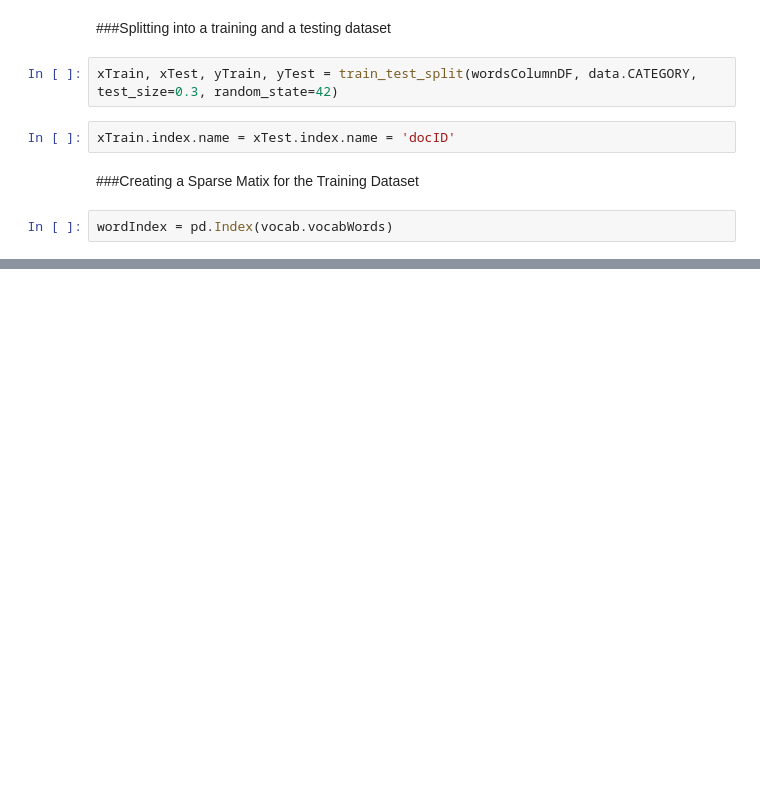
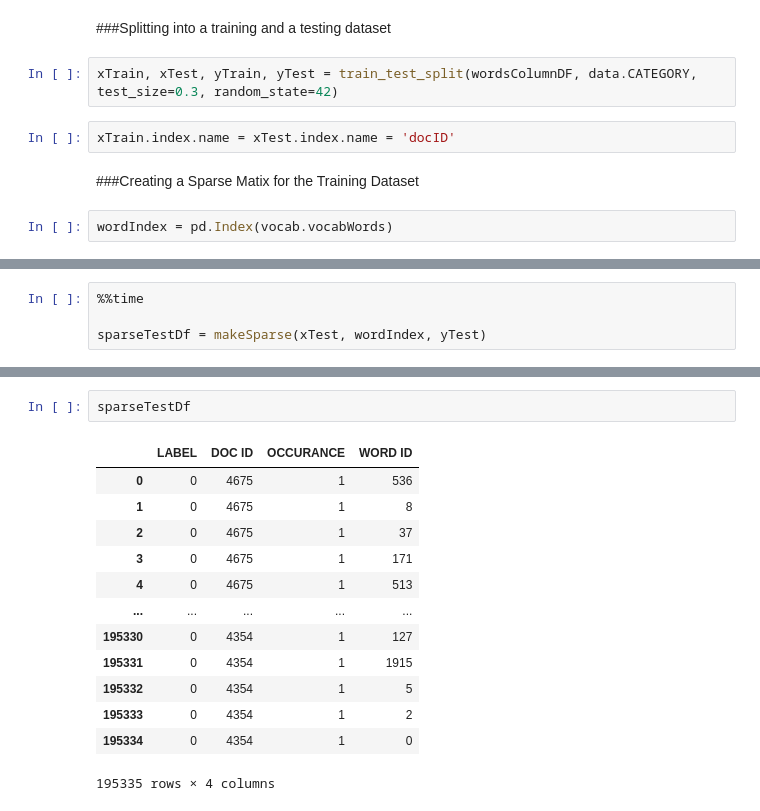
Before and after one commit to makhijakabir/machine-learning, a Jupyter notebook: bayesClassifierESF.ipynb, the cells around one changed output, grey strips where cells are left out. Cells and saved outputs as stored; diff of their text form; blank space fills up the shorter version.

```diff
--- a/bayesClassifierESF.ipynb
+++ b/bayesClassifierESF.ipynb
@@ -638,0 +712,4 @@ wordIndex = pd.Index(vocab.vocabWords)
+# %%
+%%time
+
+sparseTestDf = makeSparse(xTest, wordIndex, yTest)
@@ -638,0 +719,16 @@ wordIndex = pd.Index(vocab.vocabWords)
+# %%
+sparseTestDf
+# %% [output]
+|  | LABEL | DOC ID | OCCURANCE | WORD ID |
+| 0 | 0 | 4675 | 1 | 536 |
+| 1 | 0 | 4675 | 1 | 8 |
+| 2 | 0 | 4675 | 1 | 37 |
+| 3 | 0 | 4675 | 1 | 171 |
+| 4 | 0 | 4675 | 1 | 513 |
+| ... | ... | ... | ... | ... |
+| 195330 | 0 | 4354 | 1 | 127 |
+| 195331 | 0 | 4354 | 1 | 1915 |
+| 195332 | 0 | 4354 | 1 | 5 |
+| 195333 | 0 | 4354 | 1 | 2 |
+| 195334 | 0 | 4354 | 1 | 0 |
+195335 rows × 4 columns
```
Also changed, not shown: parts of 21 cells of this notebook.
